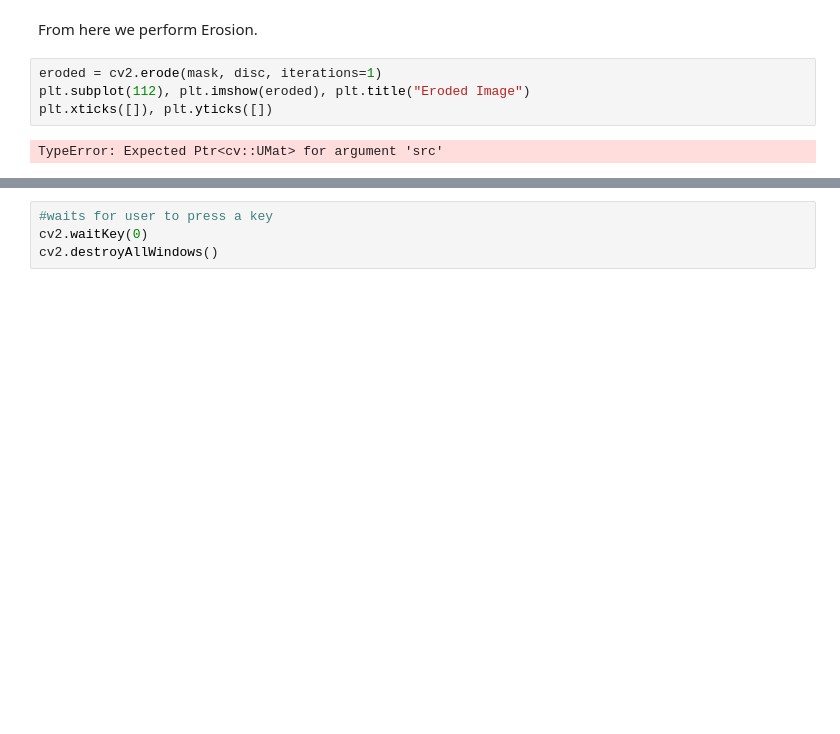
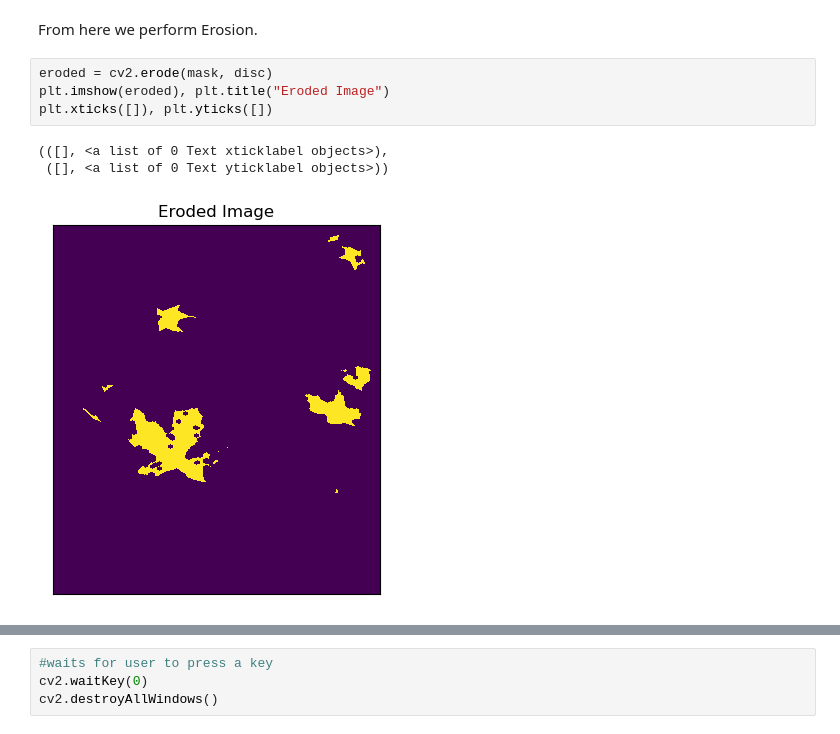
Before and after one commit to Neelxm10/cv-lab3, a Jupyter notebook: cv-lab3.ipynb, the cells around one changed output, grey strips where cells are left out. Saved outputs shown, nothing was run; the diff lists cells and outputs as text; blank space fills up the shorter version.

```diff
--- a/cv-lab3.ipynb
+++ b/cv-lab3.ipynb
@@ -75,8 +81,10 @@ plt.xticks([]), plt.yticks([])
 # %% [markdown]
 From here we perform Erosion.
 # %%
-eroded = cv2.erode(mask, disc, iterations=1)
-plt.subplot(112), plt.imshow(eroded), plt.title("Eroded Image")
+eroded = cv2.erode(mask, disc)
+plt.imshow(eroded), plt.title("Eroded Image")
 plt.xticks([]), plt.yticks([])
 # %% [output]
-TypeError: Expected Ptr<cv::UMat> for argument 'src'
+(([], <a list of 0 Text xticklabel objects>),
+ ([], <a list of 0 Text yticklabel objects>))
+[figure, added]
```
Also changed, not shown: parts of 5 cells of this notebook.
